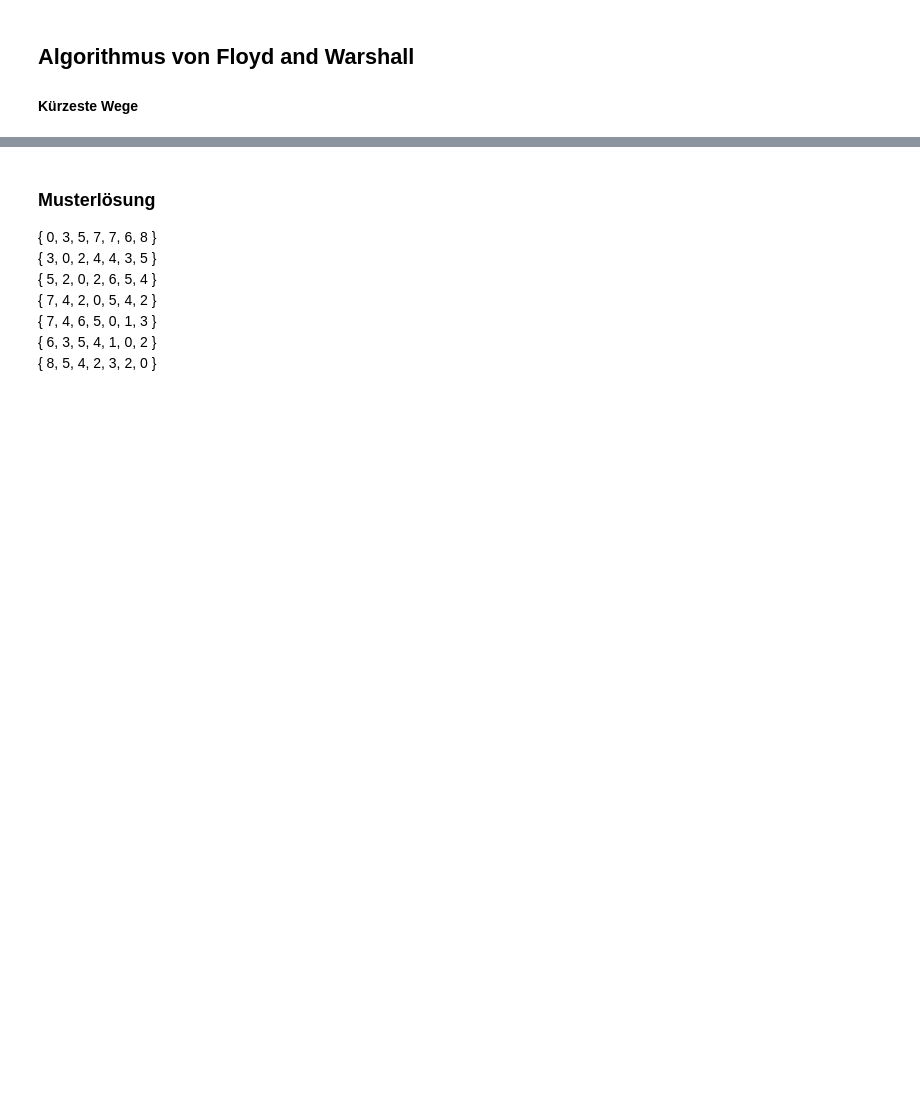
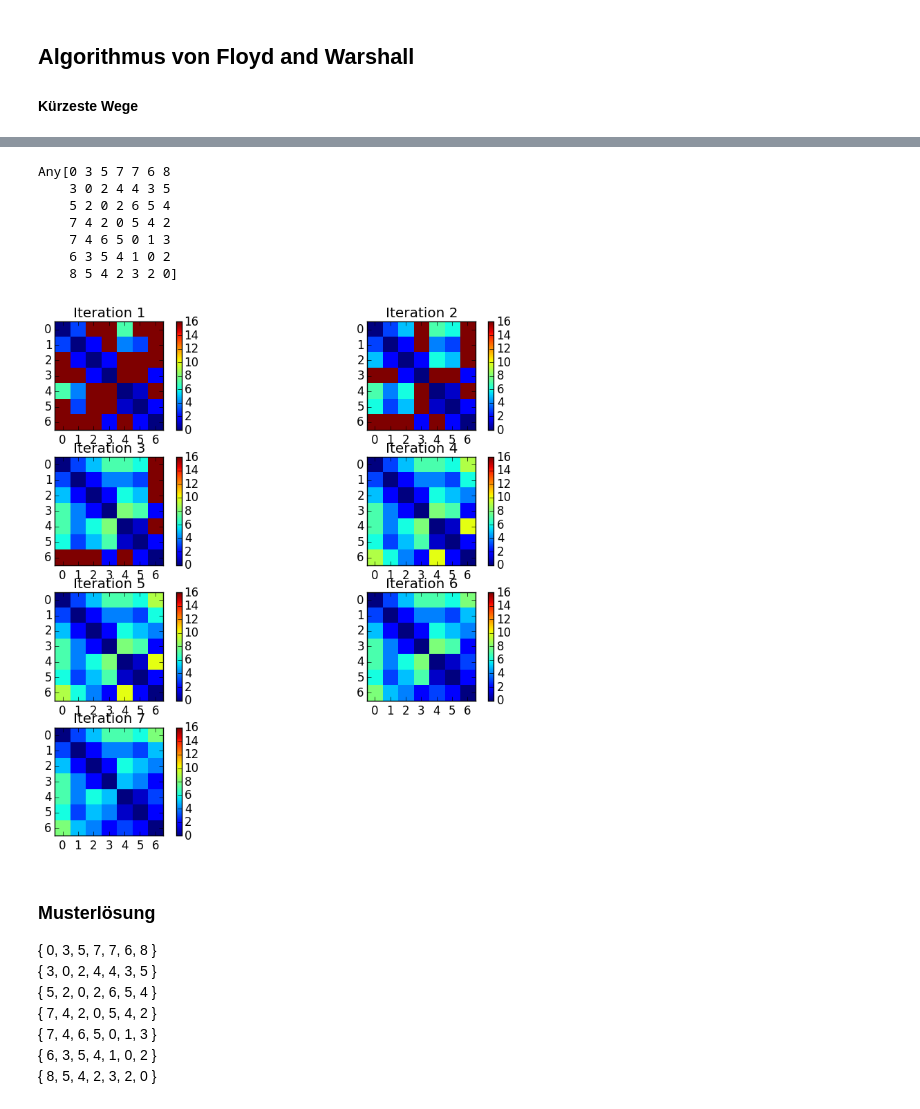
Before and after one commit to mgje/Python-Mathematik-Beispiele, a Jupyter notebook: notebook/Algorithmus von Floyd und Warshall.ipynb, the cells around one changed output, grey strips where cells are left out. Drawn from its saved outputs; the diff is of its cells as text; code cells hidden in the pictures; blank space fills up the shorter version.

```diff
--- a/notebook/Algorithmus von Floyd und Warshall.ipynb
+++ b/notebook/Algorithmus von Floyd und Warshall.ipynb
@@ -128 +139,4 @@ nx.draw_networkx_edges(gr,pos,edgelist=el,width=2,alpha=0.7)
 PyObject <matplotlib.collections.LineCollection object at 0x...>
+# %%
+N=7
+[i => "$(i)" for i = 1:N]
@@ -192,0 +205,14 @@ Any[0 3 1000 1000 7 1000 1000
+# %%
+function VisuIterations(D,nrrows=4)
+    N = size(D[1])[1]
+    figure(figsize=(3*3, 4*2))
+    subplots_adjust(bottom=.05, left=.04, right=.96, top=.98, hspace=.25)
+
+    for i = 1:N
+        subplot(nrrows, 2, i)
+        title("Iteration $(i)")
+        imgplot = imshow(D[i+1],vmin=0,vmax=16)
+        plt.colorbar()
+        pycall(imgplot["set_interpolation"],Any,"nearest")
+    end
+end
@@ -193,3 +237,32 @@ Any[0 3 1000 1000 7 1000 1000
+# %%
+#Example 3 7x7
+B = [
+    [0,3,0,0,7,0,0]
+    [3,0,2,0,4,3,0]
+    [0,2,0,2,0,0,0]
+    [0,0,2,0,0,0,2]
+    [7,4,0,0,0,1,0]
+    [0,3,0,0,1,0,2]
+    [0,0,0,2,0,2,0]
+]
+A = reshape(B, 7, 7)
+
+E = initFW(A)
+
+D = FloydWarshall(E)
+
+VisuIterations(D)
+
+print(D[8])
+# %% [output]
+Any[0 3 5 7 7 6 8
+    3 0 2 4 4 3 5
+    5 2 0 2 6 5 4
+    7 4 2 0 5 4 2
+    7 4 6 5 0 1 3
+    6 3 5 4 1 0 2
+    8 5 4 2 3 2 0]
+[figure, added]
 # %% [markdown]
 ### Musterlösung
 
```
Also changed, not shown: parts of 19 cells of this notebook.
